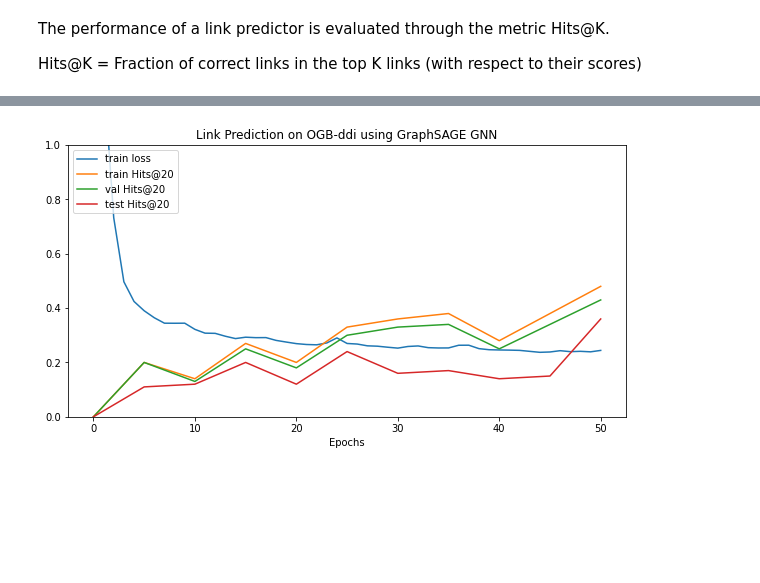
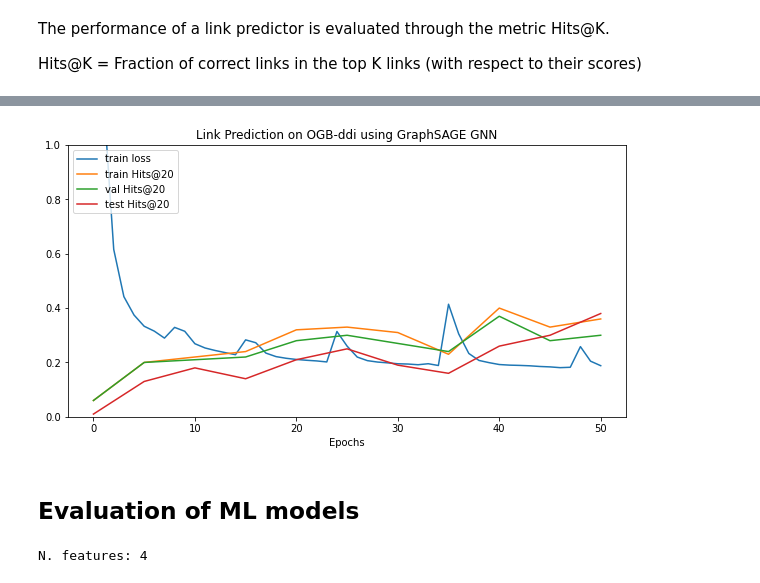
Before and after one commit to urbinaticri/GraphNeuralNetworks, a Jupyter notebook: Link Prediction/Link property prediction on ogbl-ddi.ipynb, the cells around one changed output, grey strips where cells are left out. Saved outputs shown, nothing was run; the diff lists cells and outputs as text; code cells hidden in the pictures; blank space fills up the shorter version.

```diff
--- a/Link Prediction/Link property prediction on ogbl-ddi.ipynb
+++ b/Link Prediction/Link property prediction on ogbl-ddi.ipynb
@@ -332,13 +337,14 @@ def train(model, predictor, node_feats, adj_t, split_edge, optimizer, batch_size
         # Trivial random sampling.
         #neg_edge = torch.randint(0, node_feats.size(0), batch_size, dtype=torch.long, device=node_emb.device)
         # Sample negative edges (same number as number of positive edges) and predict class probabilities
-        neg_edge = negative_sampling(edge_index, num_nodes=node_feats.size(0), num_neg_samples=batch_size, method='sparse')
+        neg_edge = negative_sampling(edge_index, num_nodes=node_feats.size(0), num_neg_samples=edge_id.size(0), method='sparse')
         neg_pred = predictor(node_emb[neg_edge[0]], node_emb[neg_edge[1]])
 
          # Compute the corresponding negative log likelihood loss on the positive and negative edges
-        loss = -torch.log(pos_pred + 1e-15).mean() - torch.log(1 - neg_pred + 1e-15).mean()
+        loss = - torch.log(pos_pred + 1e-15).mean() - torch.log(1 - neg_pred + 1e-15).mean()
         loss.backward()
 
+        torch.nn.utils.clip_grad_norm_(node_feats, 1.0)
         torch.nn.utils.clip_grad_norm_(model.parameters(), 1.0)
         torch.nn.utils.clip_grad_norm_(predictor.parameters(), 1.0)
 
@@ -370,7 +376,7 @@ def test(model, predictor, data, adj_t, split_edge, evaluator, batch_size):
     # ------------------ TRAIN ------------------- #
     # Positive edges prediction
     pos_train_preds = []
-    for perm in DataLoader(range(pos_train_edge.size(0)), batch_size):
+    for perm in DataLoader(range(pos_train_edge.size(0)//10), batch_size, shuffle=True):
         edge = pos_train_edge[perm].t()
         pos_train_preds += [predictor(h[edge[0]], h[edge[1]]).squeeze().cpu()]
     pos_train_pred = torch.cat(pos_train_preds, dim=0)
@@ -422,19 +428,8 @@ def test(model, predictor, data, adj_t, split_edge, evaluator, batch_size):
 
         results[f'hits@{K}'] = (round(train_hits,2), round(valid_hits,2), round(test_hits,2))
 
-    # auc
-    # results['valid_auc'] = roc_auc_score(
-    #     y_true = np.concatenate((np.ones(pos_valid_pred.size(0), dtype=int), np.zeros(neg_valid_pred.size(0), dtype=int))),
-    #     y_score = np.concatenate((pos_valid_pred.numpy(), neg_valid_pred.numpy()))
-    # )
-    # results['test_auc'] = roc_auc_score(
-    #     y_true = np.concatenate((np.ones(pos_test_pred.size(0), dtype=int), np.zeros(neg_test_pred.size(0), dtype=int))),
-    #     y_score = np.concatenate((pos_test_pred.numpy(), neg_test_pred.numpy()))
-    # )
-
     return results
 # %%
-USE_SAGE = True
 USE_VAL_EDGES_AS_INPUT = False
 
 BATCH_SIZE = 64 * 1024
@@ -464,12 +459,14 @@ best_model_weight = None
 
 from sklearn.model_selection import ParameterGrid
 configs = {
+    'USE_SAGE': [True, False],
     'USE_EMBEDDING_LAYER': [True],
-    'HIDDEN_DIM' : [128],
-    'DROPOUT' : [0.5],
-    'N_LAYERS' : [3],
-    'SKIP_CONN' : [True, False],
-    'POST_PROC_MLP' : [True, False],
+    'HIDDEN_DIM' : [256],
+    'DROPOUT' : [0.0],
+    'N_LAYERS' : [2, 3],
+    'SKIP_CONN' : [True],
+    'POST_PROC_MLP' : [False],
+    'LINK_PRED_AGGR': ['product', 'concatenation']
 }
 param_grid = ParameterGrid(configs)
 print(f'Number of combinations: {len(param_grid)}')
@@ -491,14 +488,14 @@ for dict_ in param_grid:
         input_data = data.x
 
     #MODEL
-    if USE_SAGE:
-        model = SAGE2(INPUT_DIM, dict_['HIDDEN_DIM'], dict_['HIDDEN_DIM'], dict_['N_LAYERS'], dict_['DROPOUT'], skip_conn=True).to(device)
+    if dict_['USE_SAGE']:
+        model = SAGE(INPUT_DIM, dict_['HIDDEN_DIM'], dict_['HIDDEN_DIM'], dict_['N_LAYERS'], dict_['DROPOUT'], skip_conn=dict_['SKIP_CONN'], post_proc_MLP=dict_['POST_PROC_MLP']).to(device)
     else:
-        model = GCN(INPUT_DIM, dict_['HIDDEN_DIM'], dict_['HIDDEN_DIM'], dict_['N_LAYERS'], dict_['DROPOUT']).to(device)
+        model = GCN(INPUT_DIM, dict_['HIDDEN_DIM'], dict_['HIDDEN_DIM'], dict_['N_LAYERS'], dict_['DROPOUT'], skip_conn=dict_['SKIP_CONN'], post_proc_MLP=dict_['POST_PROC_MLP']).to(device)
     parameter_list += (list(model.parameters()))
 
     #LINK PREDICTOR
-    link_predictor = LinkPredictor(dict_['HIDDEN_DIM'], dict_['HIDDEN_DIM'], 1,  dict_['N_LAYERS'], dict_['DROPOUT']).to(device)
+    link_predictor = LinkPredictor(dict_['HIDDEN_DIM'], dict_['HIDDEN_DIM'], 1,  3, dict_['DROPOUT'], aggr=dict_['LINK_PRED_AGGR']).to(device)
     parameter_list += (list(link_predictor.parameters()))
 
     optimizer = torch.optim.Adam(parameter_list, lr=LR, weight_decay=WD)
@@ -553,14 +558,32 @@ Best parameters: {'DROPOUT': 0.5, 'HIDDEN_DIM': 128, 'N_LAYERS': 3, 'POST_PROC_M
 # %%
 plt.figure(figsize=(10,5))
 plt.plot(np.arange(1, EPOCHS+1), best_model_history['loss'], label="train loss")
-plt.plot(np.arange(0, EPOCHS+1, 5), best_model_history['train_hits@20'], label="train Hits@20")
-plt.plot(np.arange(0, EPOCHS+1, 5), best_model_history['valid_hits@20'], label="val Hits@20")
-plt.plot(np.arange(0, EPOCHS+1, 5), best_model_history['test_hits@20'], label="test Hits@20")
+plt.plot(np.arange(0, EPOCHS+1, EVAL_STEPS), best_model_history['train_hits@20'], label="train Hits@20")
+plt.plot(np.arange(0, EPOCHS+1, EVAL_STEPS), best_model_history['valid_hits@20'], label="val Hits@20")
+plt.plot(np.arange(0, EPOCHS+1, EVAL_STEPS), best_model_history['test_hits@20'], label="test Hits@20")
 #plt.plot(np.arange(0, EPOCHS+1, 10), best_model_history['test_auc'], label="test auc")
 plt.title('Link Prediction on OGB-ddi using GraphSAGE GNN')
 plt.xlabel('Epochs')
 plt.ylim(0., 1.)
 plt.legend(loc='upper left')
 plt.show()
 # %% [output]
-[figure, old version]
+[figure, new version]
+# %% [markdown]
+## Evaluation of ML models
+# %%
+from community import community_louvain
+
+data = dataset[0]
+G = to_networkx(data, to_undirected=True)
+
+# Features inferred from the graph topology
+pagerank = torch.Tensor(list(nx.pagerank(G).values()))
+louvain = torch.Tensor(list(community_louvain.best_partition(G).values()))
+betweeness_centrality = torch.Tensor(list(nx.betweenness_centrality(G, k=50).values()))
+degree = torch.Tensor([val for (node, val) in G.degree()])
+
+X = torch.column_stack((pagerank, louvain, betweeness_centrality, degree))
+print(f"N. features: {X.size(1)}")
+# %% [output]
+N. features: 4
```
Also changed, not shown: parts of 19 cells of this notebook, 5 other files.
